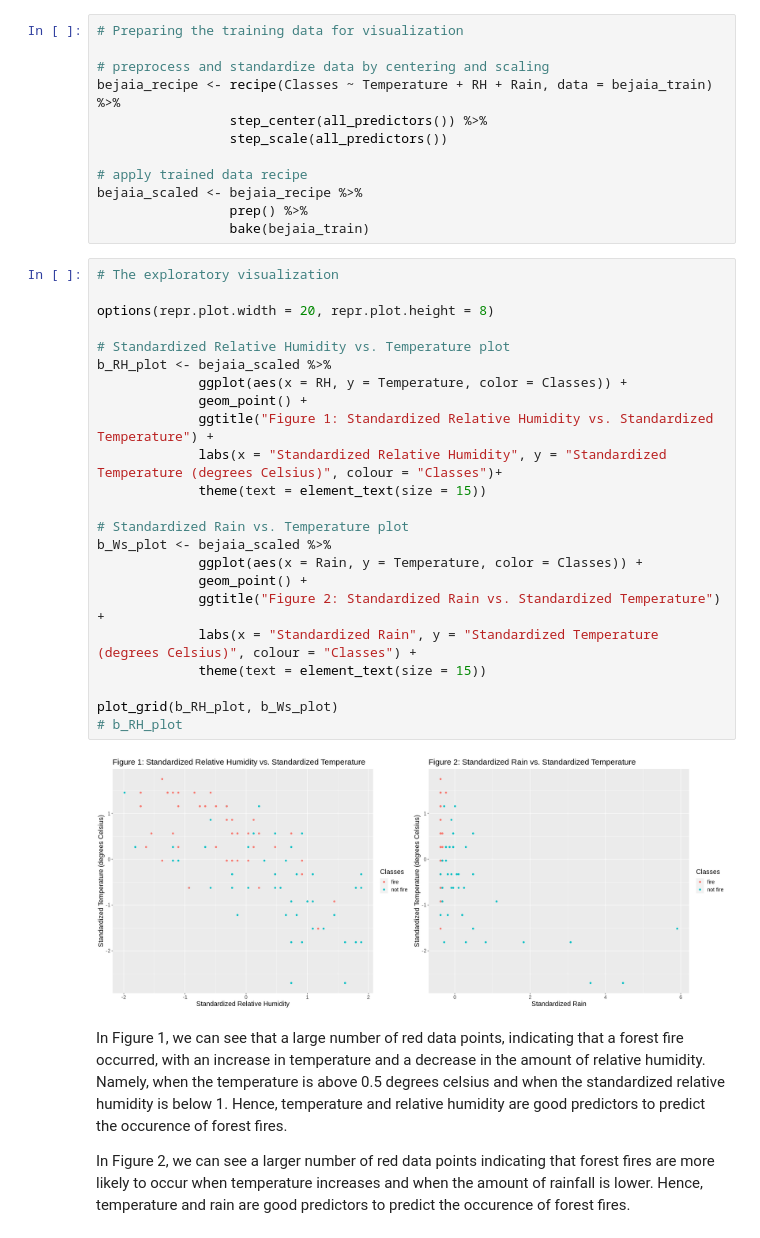
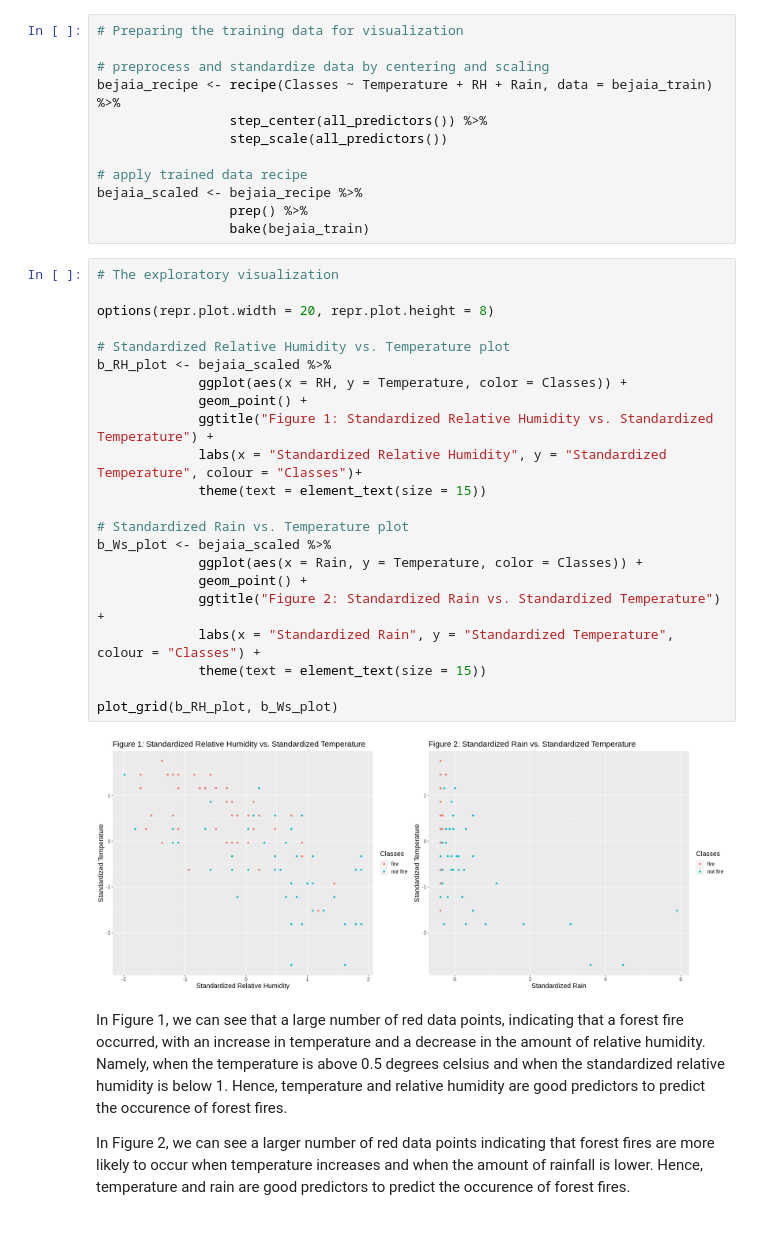
Before and after one commit to a-kong/dsci100-project, a Jupyter notebook: report.ipynb, the cells around one changed output. Saved outputs shown, nothing was run; the diff lists cells and outputs as text.

```diff
--- a/report.ipynb
+++ b/report.ipynb
@@ -136,28 +158,27 @@ bejaia_scaled <- bejaia_recipe %>%
 # %%
 # The exploratory visualization
 
 options(repr.plot.width = 20, repr.plot.height = 8)
 
 # Standardized Relative Humidity vs. Temperature plot
 b_RH_plot <- bejaia_scaled %>%
              ggplot(aes(x = RH, y = Temperature, color = Classes)) +
              geom_point() +
              ggtitle("Figure 1: Standardized Relative Humidity vs. Standardized Temperature") +
-             labs(x = "Standardized Relative Humidity", y = "Standardized Temperature (degrees Celsius)", colour = "Classes")+
+             labs(x = "Standardized Relative Humidity", y = "Standardized Temperature", colour = "Classes")+
              theme(text = element_text(size = 15))
 
 # Standardized Rain vs. Temperature plot
 b_Ws_plot <- bejaia_scaled %>%
              ggplot(aes(x = Rain, y = Temperature, color = Classes)) +
              geom_point() +
              ggtitle("Figure 2: Standardized Rain vs. Standardized Temperature") +
-             labs(x = "Standardized Rain", y = "Standardized Temperature (degrees Celsius)", colour = "Classes") +
+             labs(x = "Standardized Rain", y = "Standardized Temperature", colour = "Classes") +
              theme(text = element_text(size = 15))
 
 plot_grid(b_RH_plot, b_Ws_plot)
-# b_RH_plot
 # %% [output]
-[figure, old version]
+[figure, new version]
 # %% [markdown]
 In Figure 1, we can see that a large number of red data points, indicating that a forest fire occurred, with an increase in temperature and a decrease in the amount of relative humidity. Namely, when the temperature is above 0.5 degrees celsius and when the standardized relative humidity is below 1. Hence, temperature and relative humidity are good predictors to predict the occurence of forest fires.
 
```
Also changed, not shown: parts of 8 cells of this notebook.
